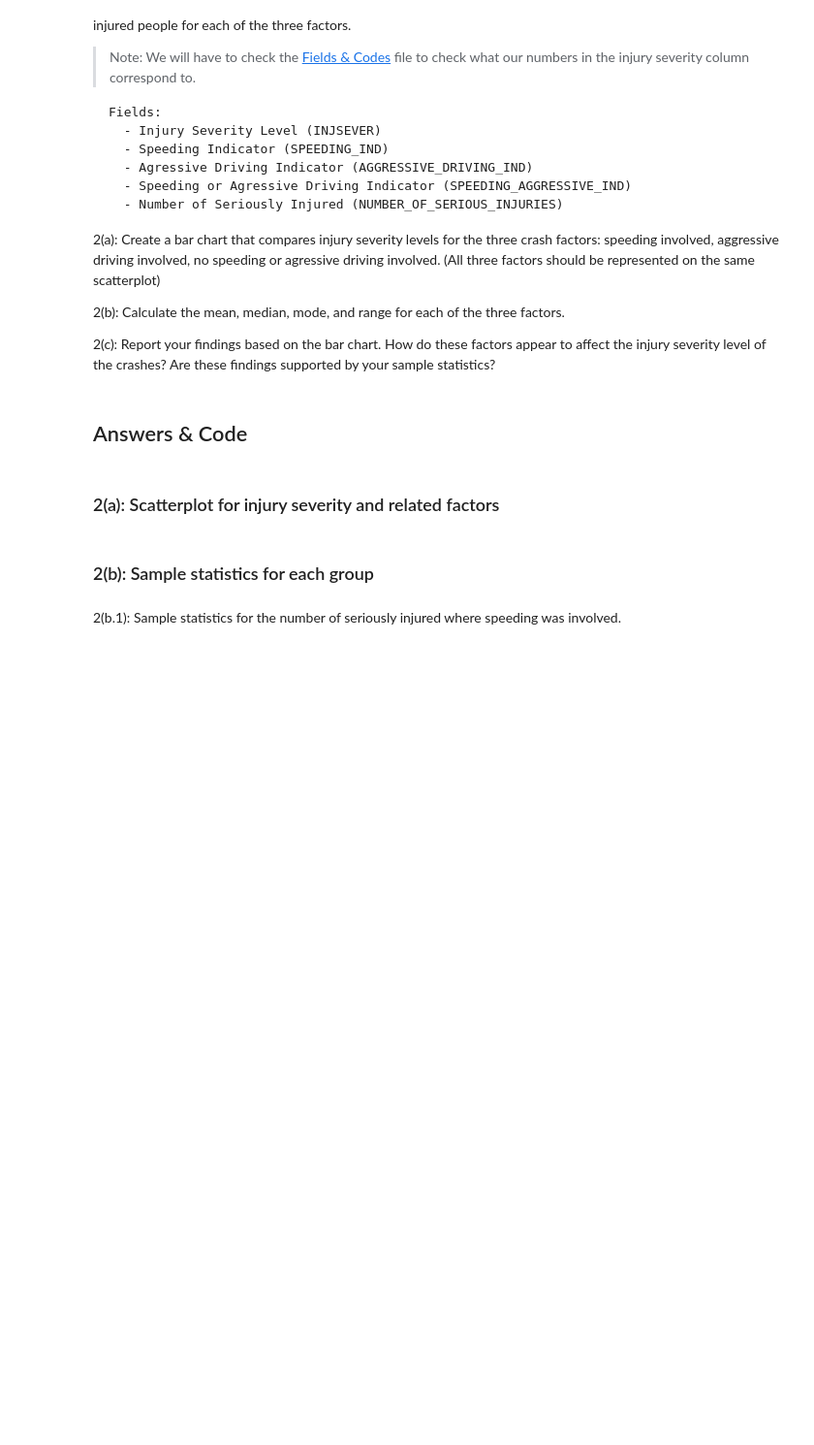
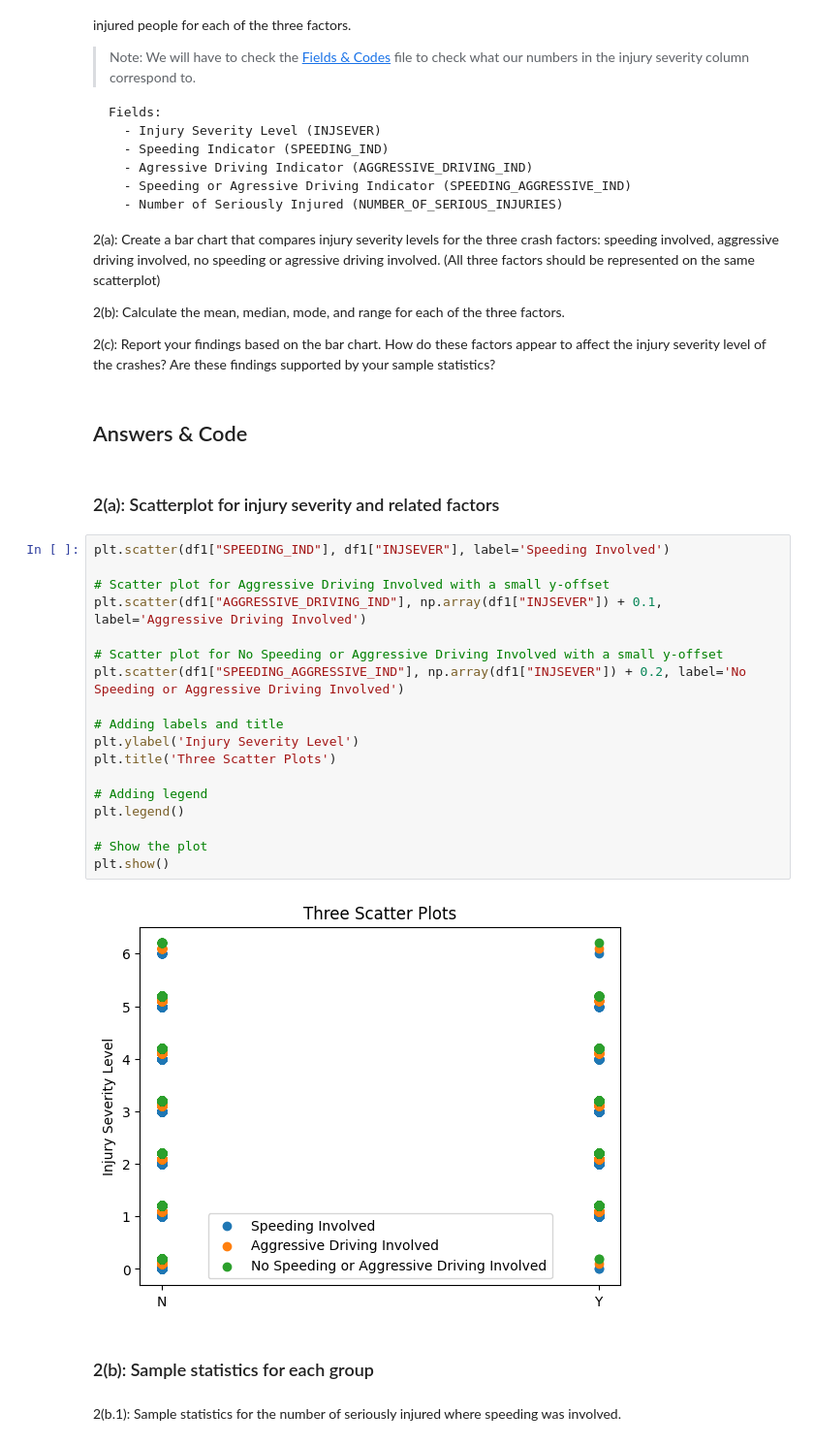
Before and after one commit to K-Kalae/CS50P, a Jupyter notebook: HW_1_Sample_Statistics_&_Data_Visualization.ipynb, the cells around one changed output. Shown at 97% size. Cells and saved outputs as stored; diff of their text form; blank space fills up the shorter version.

```diff
--- a/HW_1_Sample_Statistics_&_Data_Visualization.ipynb
+++ b/HW_1_Sample_Statistics_&_Data_Visualization.ipynb
@@ -304,6 +305,26 @@ Fields:
 ## Answers & Code
 # %% [markdown]
 ### 2(a): Scatterplot for injury severity and related factors
+# %%
+plt.scatter(df1["SPEEDING_IND"], df1["INJSEVER"], label='Speeding Involved')
+
+# Scatter plot for Aggressive Driving Involved with a small y-offset
+plt.scatter(df1["AGGRESSIVE_DRIVING_IND"], np.array(df1["INJSEVER"]) + 0.1, label='Aggressive Driving Involved')
+
+# Scatter plot for No Speeding or Aggressive Driving Involved with a small y-offset
+plt.scatter(df1["SPEEDING_AGGRESSIVE_IND"], np.array(df1["INJSEVER"]) + 0.2, label='No Speeding or Aggressive Driving Involved')
+
+# Adding labels and title
+plt.ylabel('Injury Severity Level')
+plt.title('Three Scatter Plots')
+
+# Adding legend
+plt.legend()
+
+# Show the plot
+plt.show()
+# %% [output]
+[figure, added]
 # %% [markdown]
 ### 2(b): Sample statistics for each group
 # %% [markdown]
```
Also changed, not shown: parts of 5 cells of this notebook.
